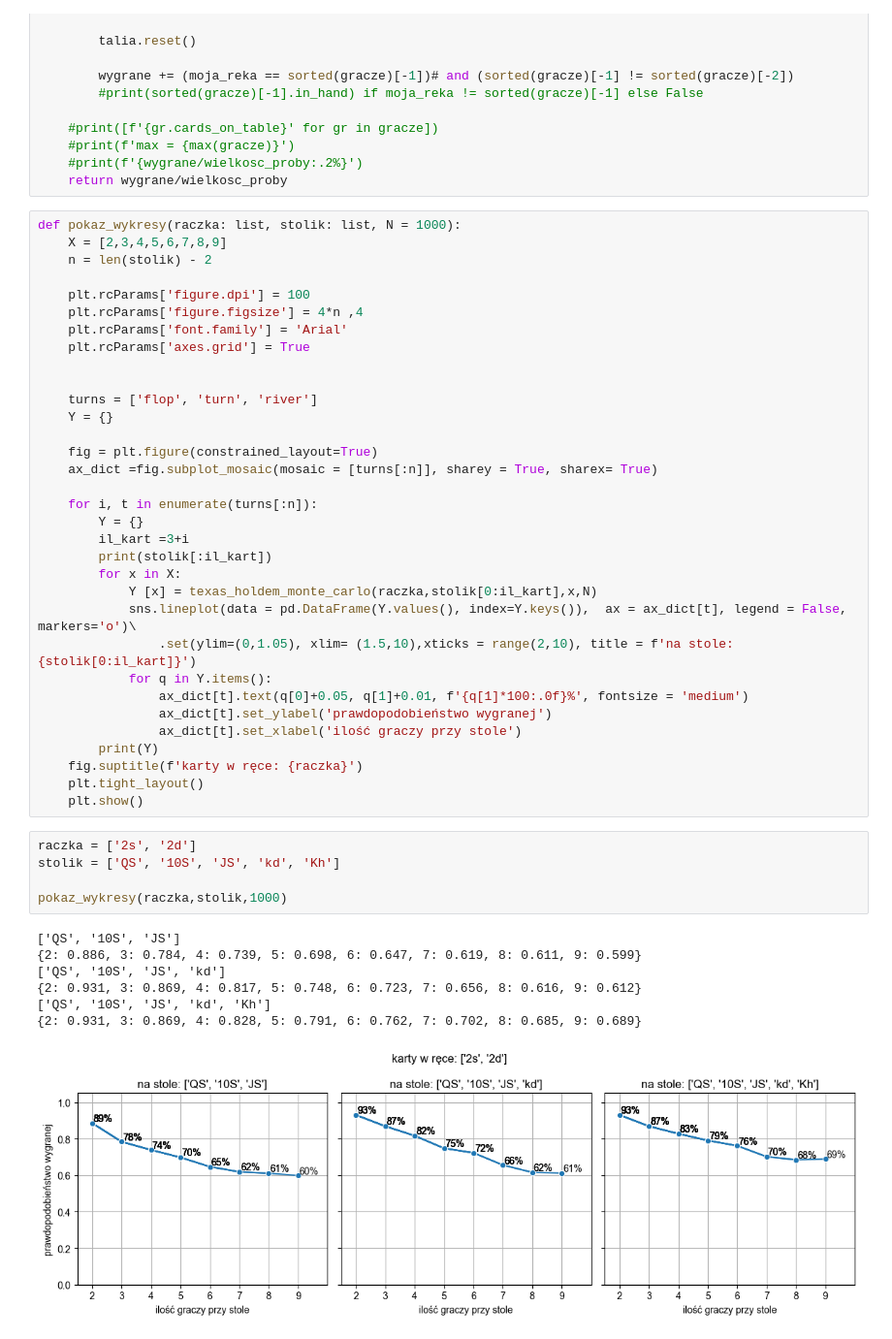
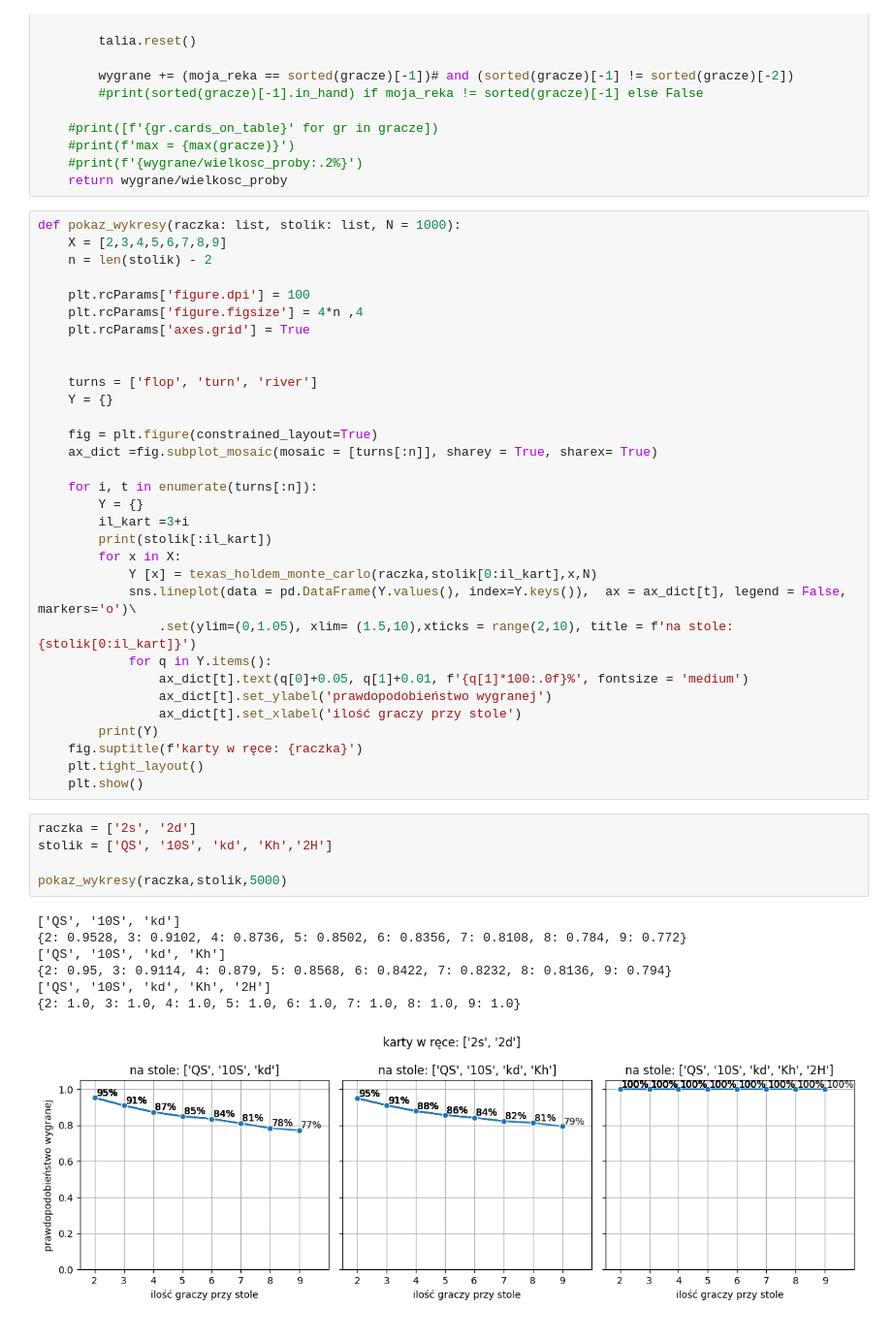
Before and after one commit to ninj4i/poker, a Jupyter notebook: pokerek.ipynb, the cells around one changed output. Shown: that part at 97% size. Saved outputs shown, nothing was run; the diff lists cells and outputs as text.

```diff
--- a/pokerek.ipynb
+++ b/pokerek.ipynb
@@ -247,7 +247,6 @@ def pokaz_wykresy(raczka: list, stolik: list, N = 1000):
 
     plt.rcParams['figure.dpi'] = 100
     plt.rcParams['figure.figsize'] = 4*n ,4
-    plt.rcParams['font.family'] = 'Arial'
     plt.rcParams['axes.grid'] = True
 
 
@@ -275,15 +274,15 @@ def pokaz_wykresy(raczka: list, stolik: list, N = 1000):
     plt.show()
 # %%
 raczka = ['2s', '2d']
-stolik = ['QS', '10S', 'JS', 'kd', 'Kh']
+stolik = ['QS', '10S', 'kd', 'Kh','2H']
 
-pokaz_wykresy(raczka,stolik,1000)
+pokaz_wykresy(raczka,stolik,5000)
 # %% [output]
-['QS', '10S', 'JS']
-{2: 0.886, 3: 0.784, 4: 0.739, 5: 0.698, 6: 0.647, 7: 0.619, 8: 0.611, 9: 0.599}
-['QS', '10S', 'JS', 'kd']
-{2: 0.931, 3: 0.869, 4: 0.817, 5: 0.748, 6: 0.723, 7: 0.656, 8: 0.616, 9: 0.612}
-['QS', '10S', 'JS', 'kd', 'Kh']
-{2: 0.931, 3: 0.869, 4: 0.828, 5: 0.791, 6: 0.762, 7: 0.702, 8: 0.685, 9: 0.689}
+['QS', '10S', 'kd']
+{2: 0.9528, 3: 0.9102, 4: 0.8736, 5: 0.8502, 6: 0.8356, 7: 0.8108, 8: 0.784, 9: 0.772}
+['QS', '10S', 'kd', 'Kh']
+{2: 0.95, 3: 0.9114, 4: 0.879, 5: 0.8568, 6: 0.8422, 7: 0.8232, 8: 0.8136, 9: 0.794}
+['QS', '10S', 'kd', 'Kh', '2H']
+{2: 1.0, 3: 1.0, 4: 1.0, 5: 1.0, 6: 1.0, 7: 1.0, 8: 1.0, 9: 1.0}
-[figure, old version]
+[figure, new version]
 # %%
```
Also changed, not shown: parts of 3 cells of this notebook, 2 other files.
